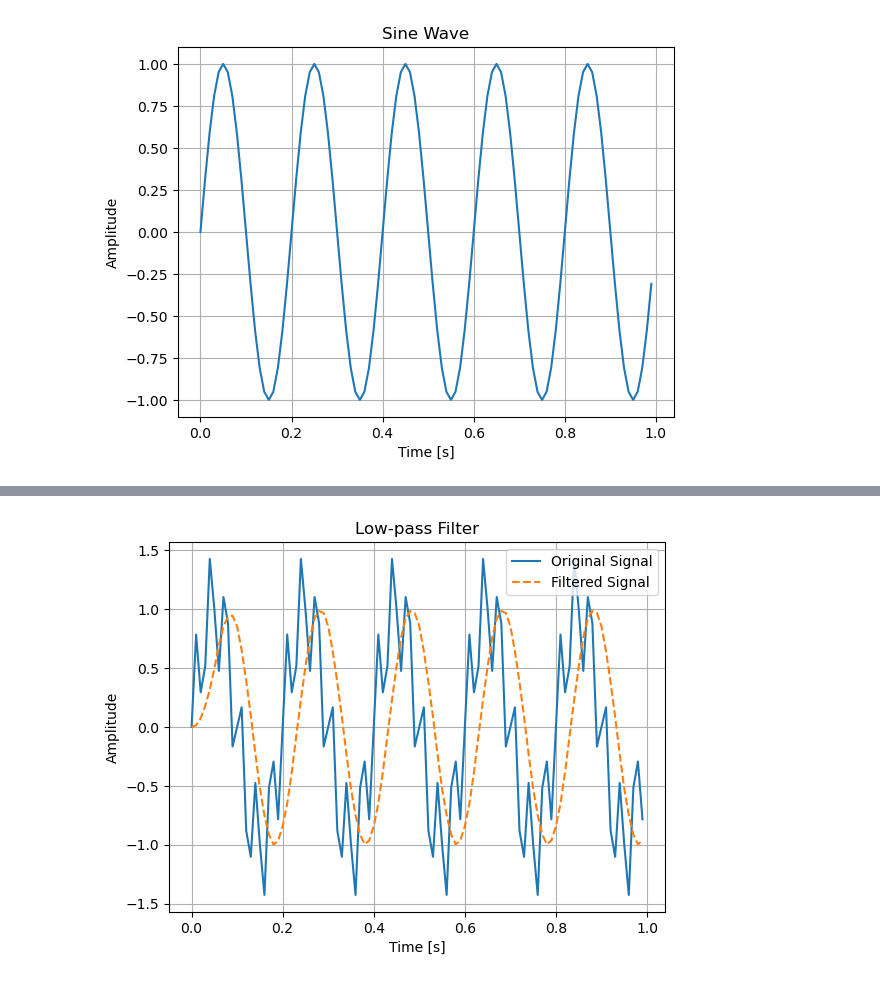
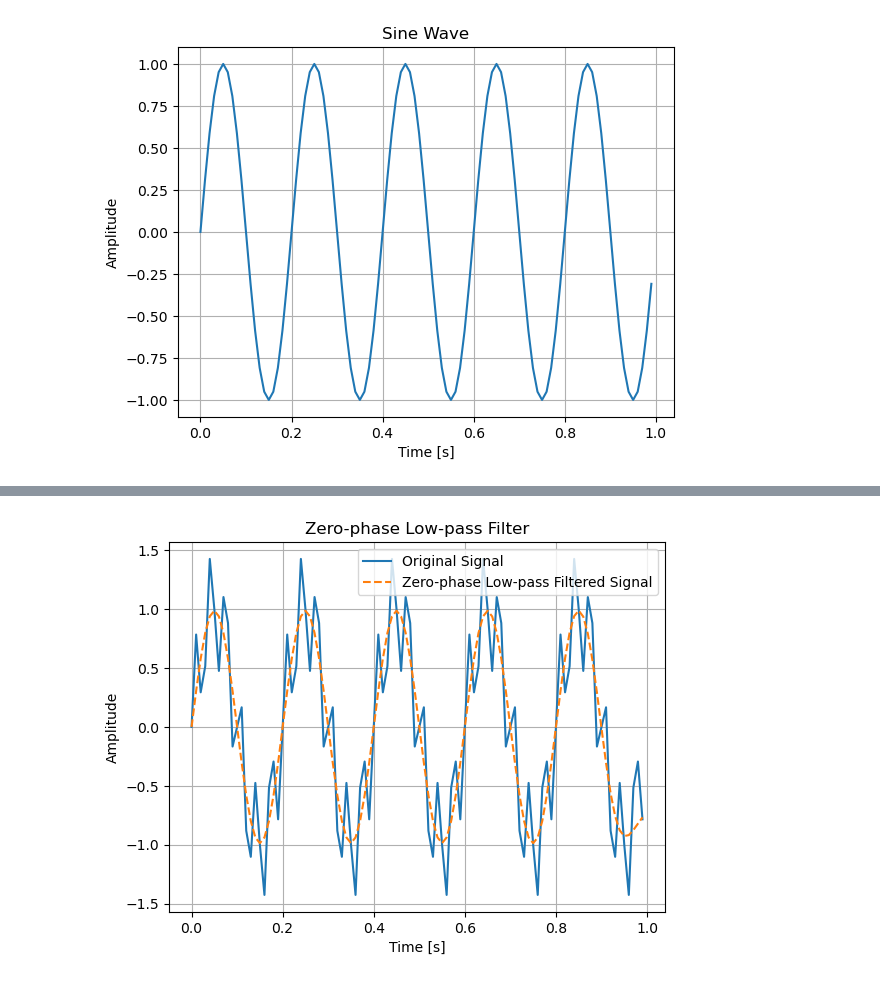
Before and after one commit to AI4EPS/EPS207_Observational_Seismology, a Jupyter notebook: docs/lectures/codes/signal_processing.ipynb, the cells around one changed output, grey strips where cells are left out. Drawn from its saved outputs; the diff is of its cells as text; code cells hidden in the pictures.

```diff
--- a/docs/lectures/codes/signal_processing.ipynb
+++ b/docs/lectures/codes/signal_processing.ipynb
@@ -24,11 +24,15 @@ plt.show()
 # %%
 f1, f2 = 5, 30
-x_comp = np.sin(2 * np.pi * f1 * t) + 0.5 * np.sin(2 * np.pi * f2 * t)
+x1 = np.sin(2 * np.pi * f1 * t)
+x2 = 0.5 * np.sin(2 * np.pi * f2 * t)
+x_comp = x1 + x2
 
 X = fft(x_comp)
 freqs = np.fft.fftfreq(len(X), 1/fs)
 
 plt.plot(t, x_comp)
+plt.plot(t, x1, '--', linewidth=1)
+plt.plot(t, x2, '-.', linewidth=1)
 plt.xlabel('Time [s]')
 plt.ylabel('Amplitude')
 plt.title('5Hz + 30Hz Sine Wave')
@@ -46,0 +82,13 @@ plt.show()
+# %%
+def butter_lowpass(cutoff, fs, order=5):
+    nyq = 0.5 * fs
+    normal_cutoff = cutoff / nyq
+    b, a = butter(order, normal_cutoff, btype='low', analog=False)
+    return b, a
+
+def butter_lowpass_filter(data, cutoff, fs, order=5):
+    b, a = butter_lowpass(cutoff, fs, order=order)
+    y = lfilter(b, a, data)
+    return y
+
+# cutoff = 10  # Desired cutoff frequency
@@ -47,26 +132,25 @@ plt.show()
 # %%
-
 def butter_lowpass(cutoff, fs, order=5):
     nyq = 0.5 * fs
     normal_cutoff = cutoff / nyq
     b, a = butter(order, normal_cutoff, btype='low', analog=False)
     return b, a
 
-def butter_lowpass_filter(data, cutoff, fs, order=5):
+def zero_phase_lowpass_filter(data, cutoff, fs, order=5):
     b, a = butter_lowpass(cutoff, fs, order=order)
-    y = lfilter(b, a, data)
+    y = filtfilt(b, a, data)  # Apply the filter forwards and then backwards
     return y
 
 cutoff = 10  # Desired cutoff frequency
-x_filtered = butter_lowpass_filter(x_comp, cutoff, fs, order=3)
+x_filtered_zero_phase = zero_phase_lowpass_filter(x_comp, cutoff, fs, order=3)
 
 plt.plot(t, x_comp, label='Original Signal')
-plt.plot(t, x_filtered, label='Filtered Signal', linestyle='dashed')
+plt.plot(t, x_filtered_zero_phase, label='Zero-phase Low-pass Filtered Signal', linestyle='dashed')
 plt.xlabel('Time [s]')
 plt.ylabel('Amplitude')
-plt.title('Low-pass Filter')
+plt.title('Zero-phase Low-pass Filter')
 plt.legend()
 plt.grid(True)
 plt.show()
 # %% [output]
-[figure, old version]
+[figure, new version]
```
Also changed, not shown: parts of 27 cells of this notebook.
